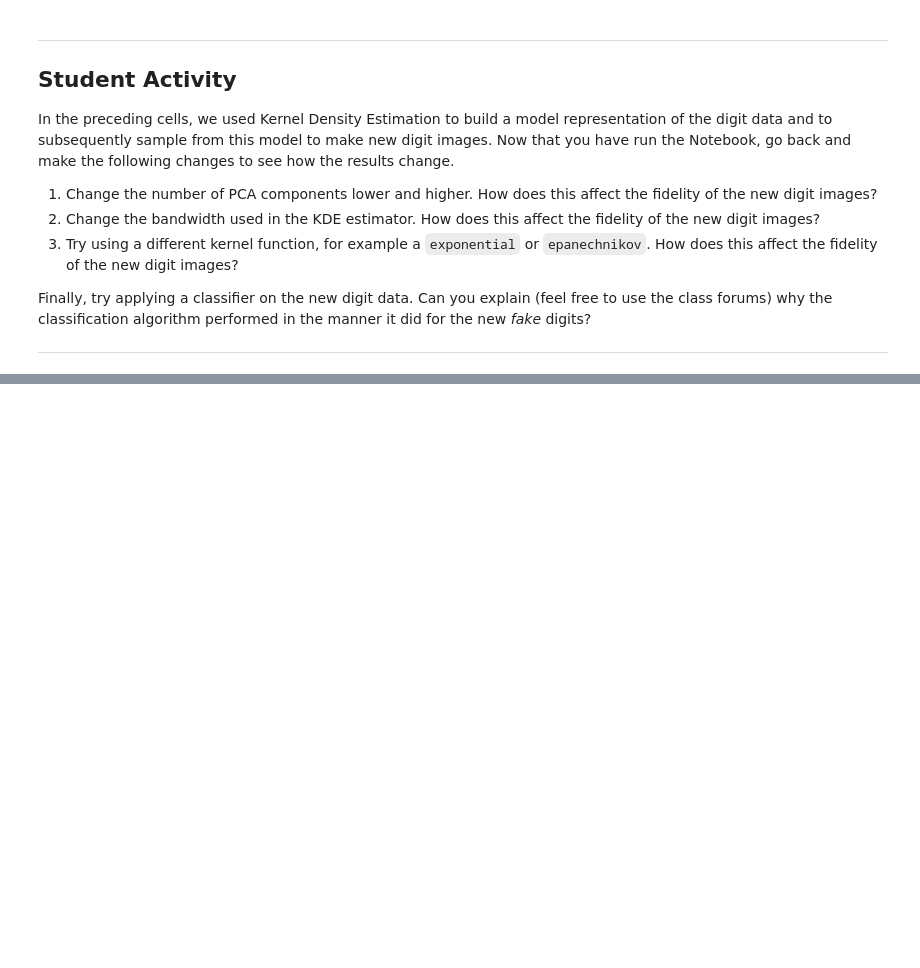
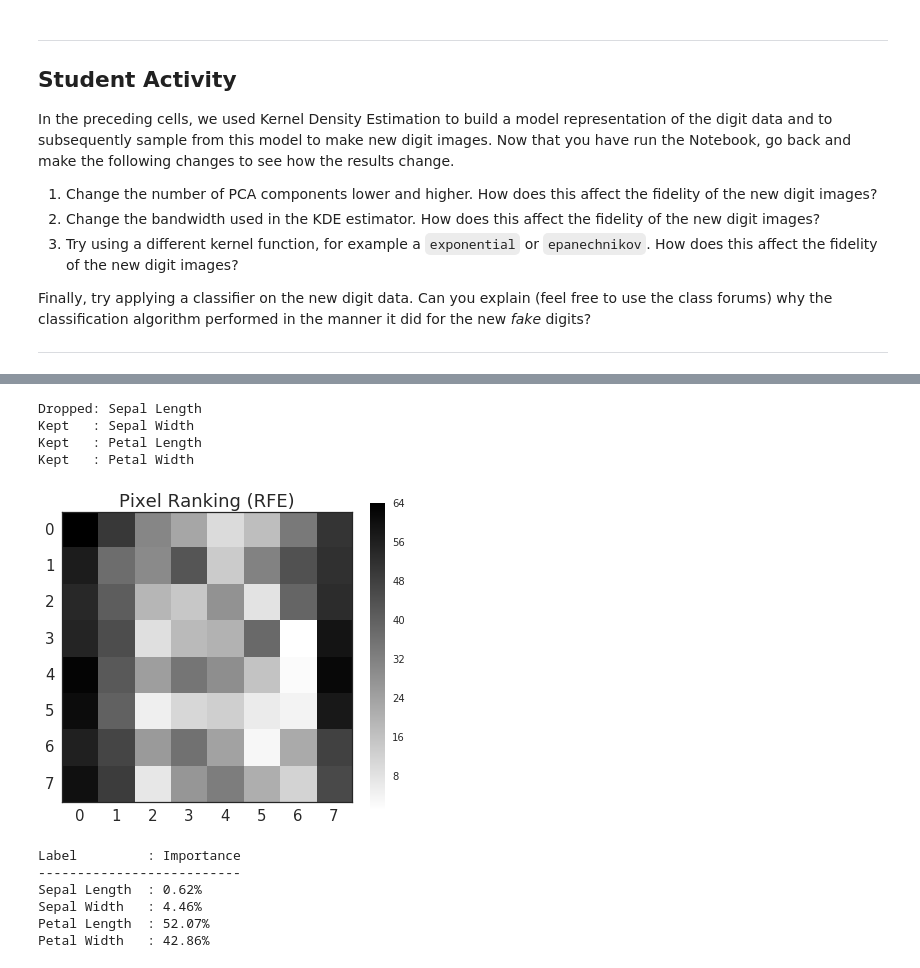
Before and after one commit to lcdm-uiuc/info490-sp16, a Jupyter notebook: Week6/notebooks/intro2pc.ipynb, the cells around one changed output, grey strips where cells are left out. Saved outputs shown, nothing was run; the diff lists cells and outputs as text; code cells hidden in the pictures; blank space fills up the shorter version.

```diff
--- a/Week6/notebooks/intro2pc.ipynb
+++ b/Week6/notebooks/intro2pc.ipynb
@@ -623,0 +141,68 @@ algorithm performed in the  manner it did for the new _fake_ digits?
+# %%
+from sklearn.feature_selection import RFE
+
+# Number of attributes to keep
+num_attributes = 3
+
+# Create RFE model with target number of attributes
+rfe = RFE(svc, num_attributes)
+rfe = rfe.fit(x, y)
+
+for idx, label in enumerate(s_iris.columns):
+    if rfe.support_[idx]:
+        print('Kept   : {0}'.format(label))
+    else:
+        print('Dropped: {0}'.format(label))
+# %% [output]
+Dropped: Sepal Length
+Kept   : Sepal Width
+Kept   : Petal Length
+Kept   : Petal Width
+# %%
+# We have helper code to assist in the loading and plotting of these data
+from helper_code import digits as hd
+
+# We extract features (x), labels (y), and the images for plotting.
+x, y, images = hd.get_data()
+
+from sklearn.feature_selection import RFE
+
+# Create the RFE estimator
+svc = svm.SVC(kernel="linear", C=1)
+rfe = RFE(estimator=svc, n_features_to_select=1, step=1)
+
+# Compute the pixel rankings
+rfe.fit(x, y)
+ranking = rfe.ranking_.reshape(images[0].shape)
+
+# Plot the result
+fig, axs = plt.subplots(figsize=(6.5, 5.5))
+sns.set(style='dark', font_scale=1.0)
+plt.gray()
+plt.imshow(ranking, interpolation='nearest', cmap=plt.cm.gray_r)
+plt.colorbar()
+sns.set(style='dark', font_scale=1.5)
+plt.title("Pixel Ranking (RFE)")
+plt.show()
+# %% [output]
+[figure, added]
+# %%
+from sklearn import metrics
+from sklearn.ensemble import RandomForestClassifier
+
+# Build model
+rfc = RandomForestClassifier()
+rfc.fit(xs_train, y_train)
+
+# Display attributes in ranked order
+print('{0:14s}: Importance'.format('Label'))
+print(26*'-')
+for val, label in zip(rfc.feature_importances_, s_iris.columns):
+    print('{0:14s}: {1:04.2f}%'.format(label, 100.0 * val))
+# %% [output]
+Label         : Importance
+--------------------------
+Sepal Length  : 0.62%
+Sepal Width   : 4.46%
+Petal Length  : 52.07%
+Petal Width   : 42.86%
```
Also changed, not shown: parts of 44 cells of this notebook, 3 other files.
